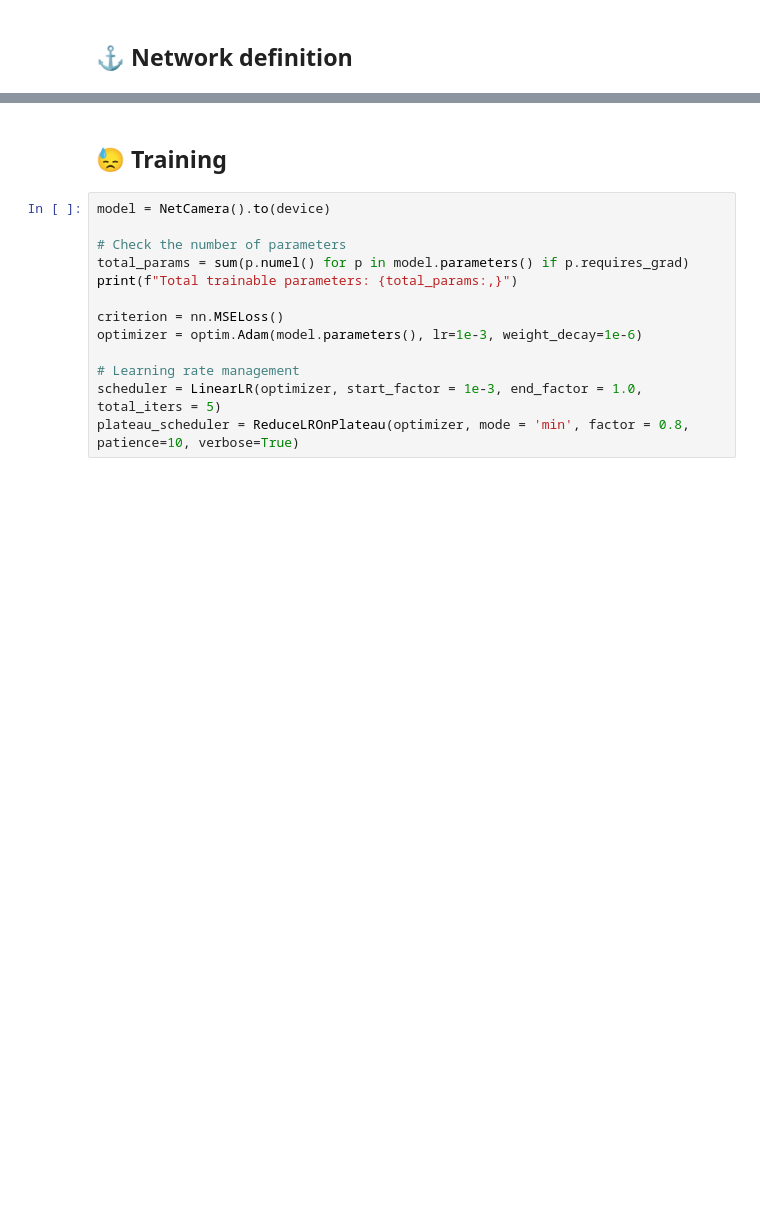
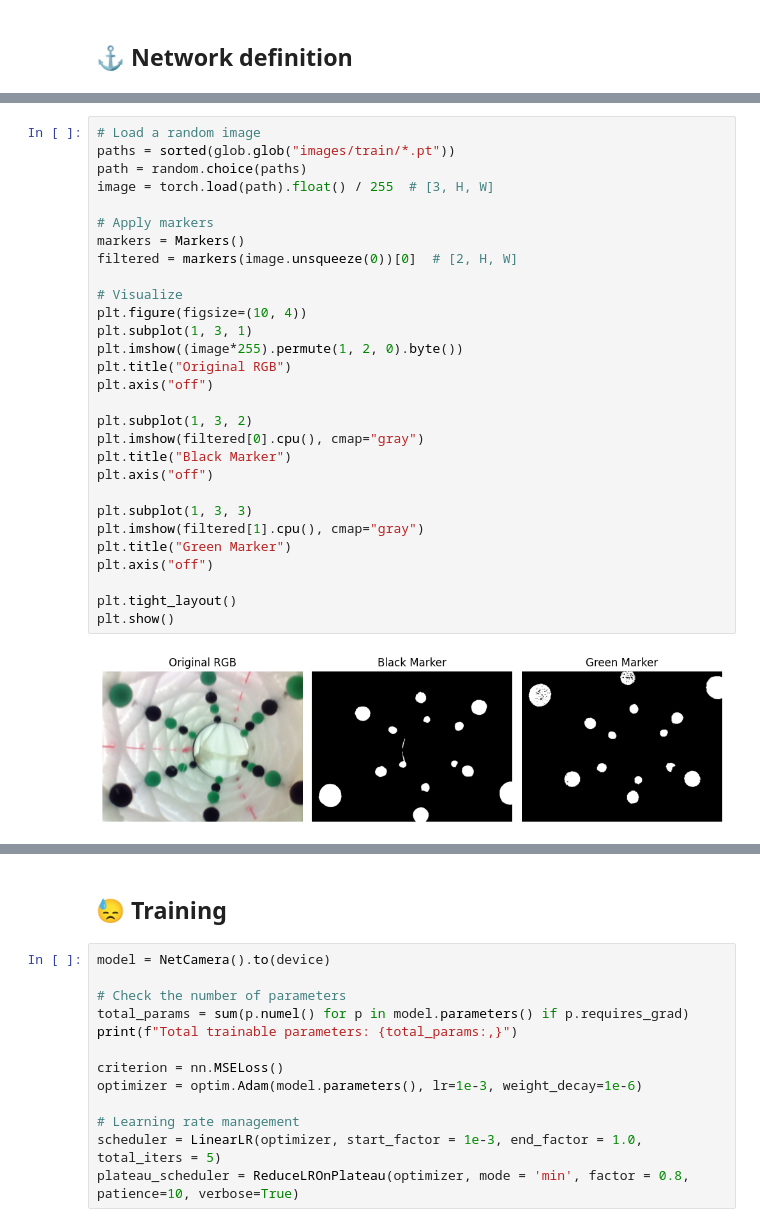
Before and after one commit to vigno0405/Master-Thesis, a Jupyter notebook: helyx_training.ipynb, the cells around one changed output, grey strips where cells are left out. Saved outputs shown, nothing was run; the diff lists cells and outputs as text; blank space fills up the shorter version.

```diff
--- a/helyx_training.ipynb
+++ b/helyx_training.ipynb
@@ -496,0 +218,31 @@ class NetCamera(nn.Module):
+# %%
+# Load a random image
+paths = sorted(glob.glob("images/train/*.pt"))
+path = random.choice(paths)
+image = torch.load(path).float() / 255  # [3, H, W]
+
+# Apply markers
+markers = Markers()
+filtered = markers(image.unsqueeze(0))[0]  # [2, H, W]
+
+# Visualize
+plt.figure(figsize=(10, 4))
+plt.subplot(1, 3, 1)
+plt.imshow((image*255).permute(1, 2, 0).byte())
+plt.title("Original RGB")
+plt.axis("off")
+
+plt.subplot(1, 3, 2)
+plt.imshow(filtered[0].cpu(), cmap="gray")
+plt.title("Black Marker")
+plt.axis("off")
+
+plt.subplot(1, 3, 3)
+plt.imshow(filtered[1].cpu(), cmap="gray")
+plt.title("Green Marker")
+plt.axis("off")
+
+plt.tight_layout()
+plt.show()
+# %% [output]
+[figure, added]
```
Also changed, not shown: parts of 15 cells of this notebook.
